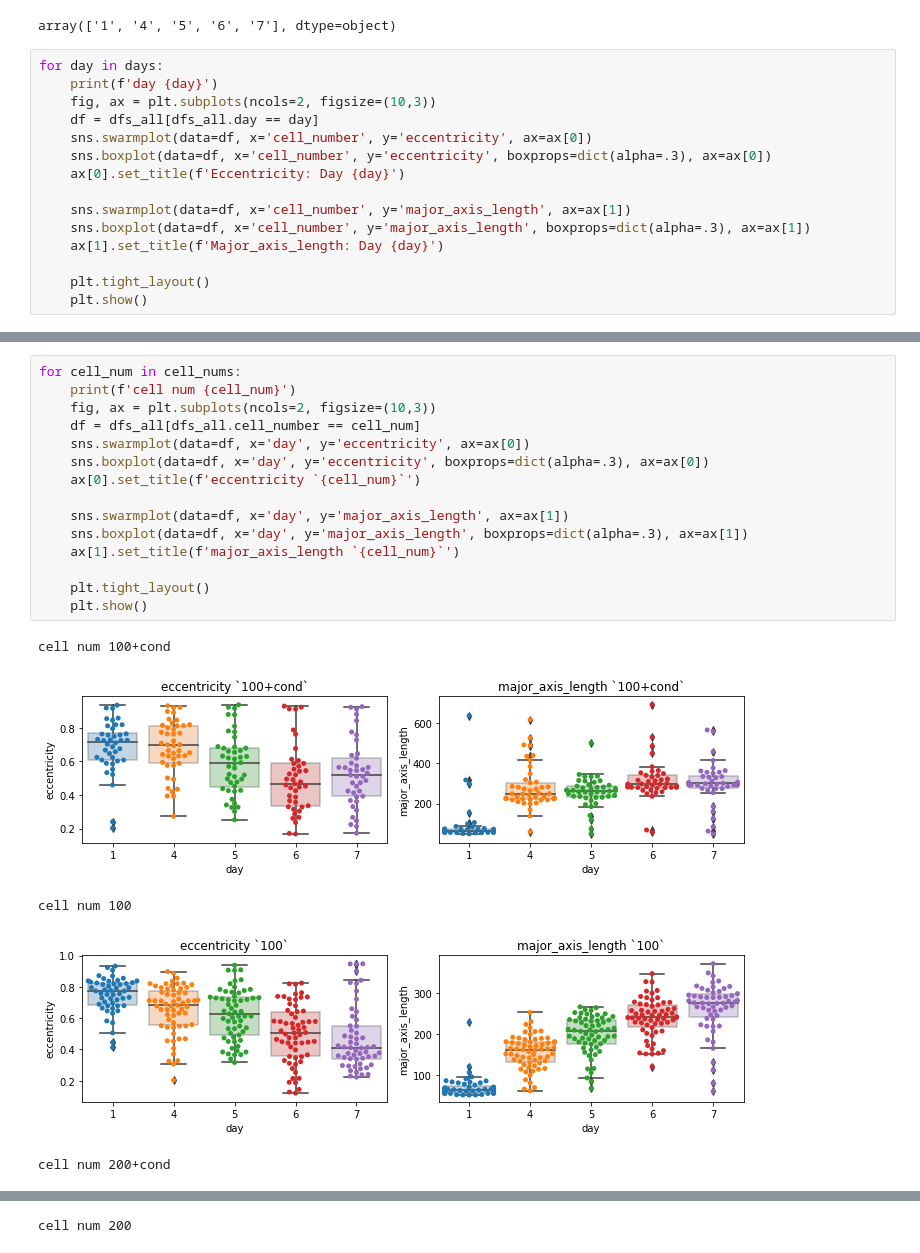
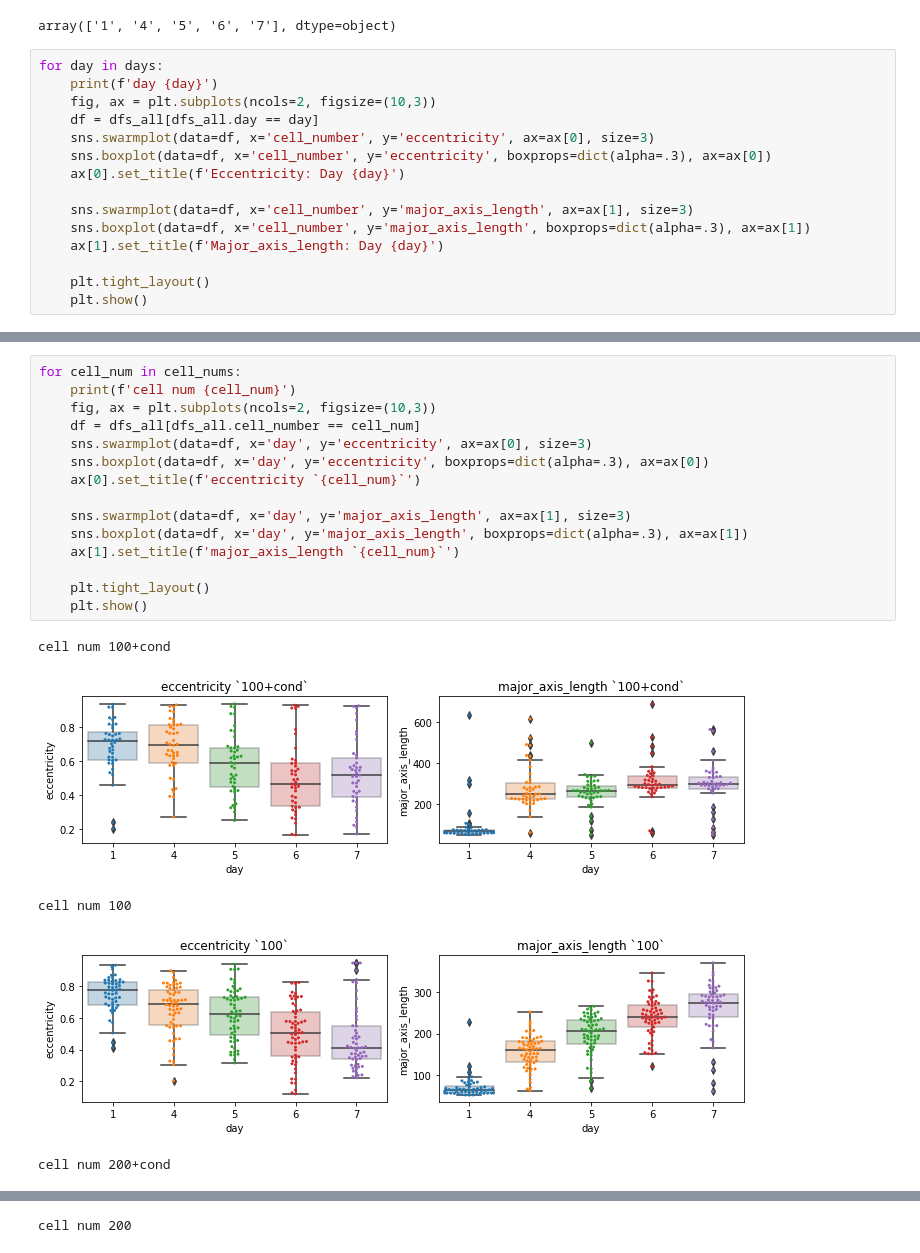
Before and after one commit to aaristov/nd2tools, a Jupyter notebook: organoid_shape_stats.ipynb, the cells around one changed output, grey strips where cells are left out. Cells and saved outputs as stored; diff of their text form.

```diff
--- a/organoid_shape_stats.ipynb
+++ b/organoid_shape_stats.ipynb
@@ -47,11 +47,11 @@ for day in days:
     print(f'day {day}')
     fig, ax = plt.subplots(ncols=2, figsize=(10,3))
     df = dfs_all[dfs_all.day == day]
-    sns.swarmplot(data=df, x='cell_number', y='eccentricity', ax=ax[0])
+    sns.swarmplot(data=df, x='cell_number', y='eccentricity', ax=ax[0], size=3)
     sns.boxplot(data=df, x='cell_number', y='eccentricity', boxprops=dict(alpha=.3), ax=ax[0])
     ax[0].set_title(f'Eccentricity: Day {day}')
 
-    sns.swarmplot(data=df, x='cell_number', y='major_axis_length', ax=ax[1])
+    sns.swarmplot(data=df, x='cell_number', y='major_axis_length', ax=ax[1], size=3)
     sns.boxplot(data=df, x='cell_number', y='major_axis_length', boxprops=dict(alpha=.3), ax=ax[1])
     ax[1].set_title(f'Major_axis_length: Day {day}')
 
@@ -71,21 +71,21 @@ day 7
 # %%
 for cell_num in cell_nums:
     print(f'cell num {cell_num}')
     fig, ax = plt.subplots(ncols=2, figsize=(10,3))
     df = dfs_all[dfs_all.cell_number == cell_num]
-    sns.swarmplot(data=df, x='day', y='eccentricity', ax=ax[0])
+    sns.swarmplot(data=df, x='day', y='eccentricity', ax=ax[0], size=3)
     sns.boxplot(data=df, x='day', y='eccentricity', boxprops=dict(alpha=.3), ax=ax[0])
     ax[0].set_title(f'eccentricity `{cell_num}`')
 
-    sns.swarmplot(data=df, x='day', y='major_axis_length', ax=ax[1])
+    sns.swarmplot(data=df, x='day', y='major_axis_length', ax=ax[1], size=3)
     sns.boxplot(data=df, x='day', y='major_axis_length', boxprops=dict(alpha=.3), ax=ax[1])
     ax[1].set_title(f'major_axis_length `{cell_num}`')
 
     plt.tight_layout()
     plt.show()
 # %% [output]
 cell num 100+cond
-[figure, old version]
+[figure, new version]
 cell num 100
-[figure, old version]
+[figure, new version]
 cell num 200+cond
```
Also changed, not shown: parts of 2 cells of this notebook.
